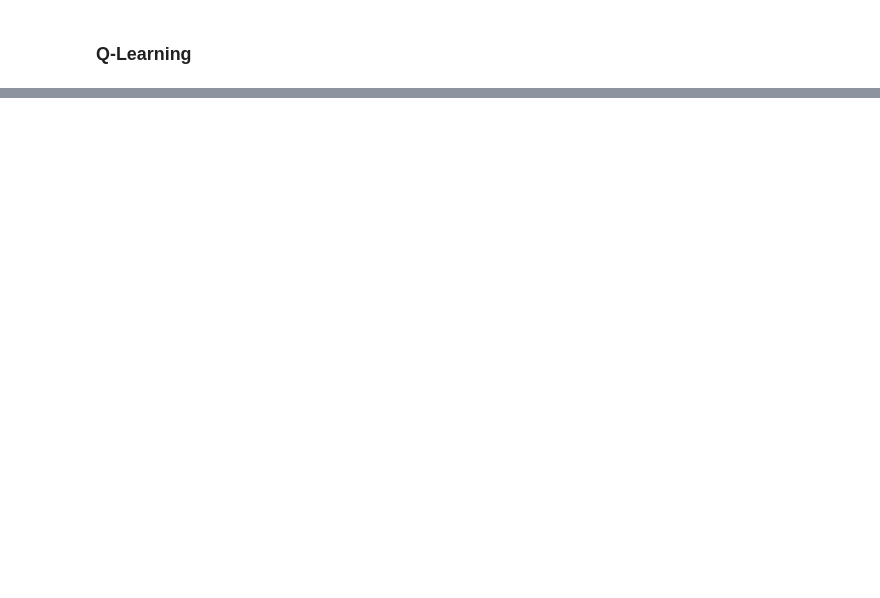
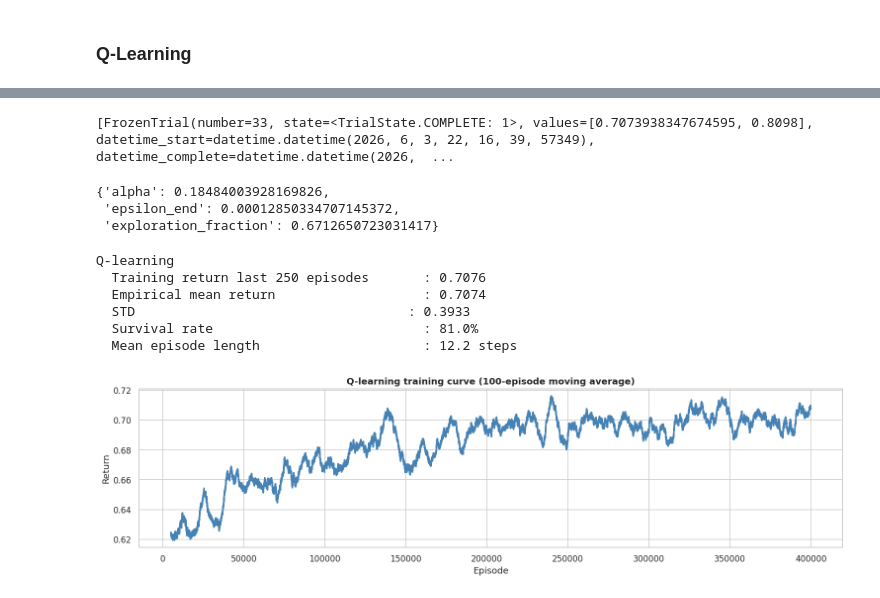
Before and after one commit to lCarvas/RL-GroupQ, a Jupyter notebook: src/config_a.ipynb, the cells around one changed output, grey strips where cells are left out. Cells and saved outputs as stored; diff of their text form; code cells hidden in the pictures; blank space fills up the shorter version.

Commit message:
all notebooks, missing graphs

```diff
--- a/src/config_a.ipynb
+++ b/src/config_a.ipynb
@@ -640,0 +297,10 @@ ContinuousICUSepsisEnv
+# %%
+q_study.best_trials
+# %% [output]
+[FrozenTrial(number=33, state=<TrialState.COMPLETE: 1>, values=[0.7073938347674595, 0.8098], datetime_start=datetime.datetime(2026, 6, 3, 22, 16, 39, 57349), datetime_complete=datetime.datetime(2026,  ...
+# %%
+q_study.best_trials[0].params
+# %% [output]
+{'alpha': 0.18484003928169826,
+ 'epsilon_end': 0.00012850334707145372,
+ 'exploration_fraction': 0.6712650723031417}
@@ -640,0 +311,61 @@ ContinuousICUSepsisEnv
+# %%
+qlearning_hyperparameters = pl.read_csv("logs/ql_best_trial_params.csv")
+# %%
+q_env = make_sepsis_env()
+q_table, q_returns, q_lengths = train_q_learning(
+    q_env,
+    n_states=N_STATES,
+    n_actions=N_ACTIONS,
+    gamma=GAMMA,
+    episodes=400_000,
+    alpha=qlearning_hyperparameters["alpha"][0],
+    epsilon_start=1.0,
+    epsilon_end=qlearning_hyperparameters["epsilon_end"][0],
+    exploration_fraction=qlearning_hyperparameters["exploration_fraction"][0],
+    seed=SEED,
+)
+q_env.close()
+
+
+q_policy = greedy_policy_from_q(q_table)
+q_returns_eval, q_lengths_eval = evaluate_deterministic_policy(
+    make_sepsis_env(), q_policy, n_episodes=15000, seed=SEED
+)
+pl.DataFrame(q_returns).write_csv("logs/ql_episode_returns_train.csv")
+pl.DataFrame(q_returns_eval).write_csv("logs/ql_mean_return_eval.csv")
+
+q_ma = pl.Series(q_returns).rolling_mean(window_size=5000)
+
+print("Q-learning")
+print(f"  Training return last 250 episodes: {q_ma[-1]:.4f}")
+print(
+    f"  Empirical mean return: {q_returns_eval.mean():.4f}"
+)
+print(f"  STD: {q_returns_eval.std():.4f}")
+print(
+    f"  Survival rate: {(q_returns_eval > 0).mean() * 100:.1f}%"
+)
+print(
+    f"  Mean episode length: {q_lengths_eval.mean():.1f} steps"
+)
+print()
+
+fig, axes = plt.subplots(1, 1, figsize=(14, 4))
+axes.plot(q_ma, color="steelblue", linewidth=2)
+axes.set_title(
+    "Q-learning training curve (100-episode moving average)", fontweight="bold"
+)
+axes.set_xlabel("Episode")
+axes.set_ylabel("Return")
+
+plt.tight_layout()
+plt.savefig(f"{PLOTS_DIR}/configA_q_learning.png", bbox_inches="tight")
+plt.show()
+# %% [output]
+Q-learning
+  Training return last 250 episodes       : 0.7076
+  Empirical mean return                   : 0.7074
+  STD                                   : 0.3933
+  Survival rate                           : 81.0%
+  Mean episode length                     : 12.2 steps
+[figure, added]
```
Also changed, not shown: parts of 20 cells of this notebook, 19 other files.
